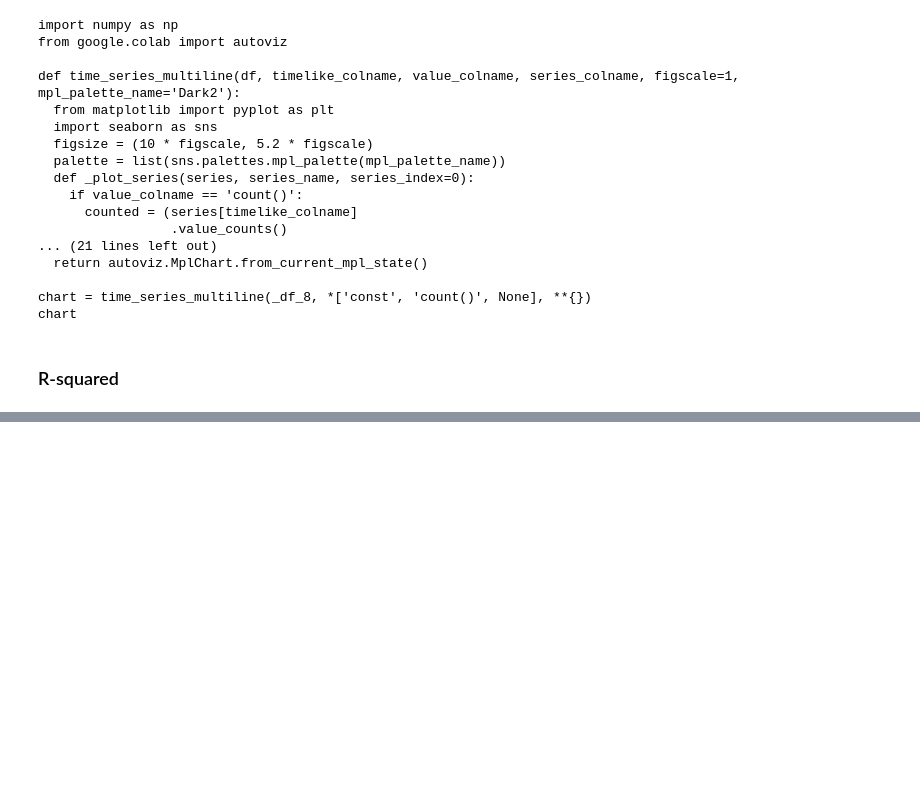
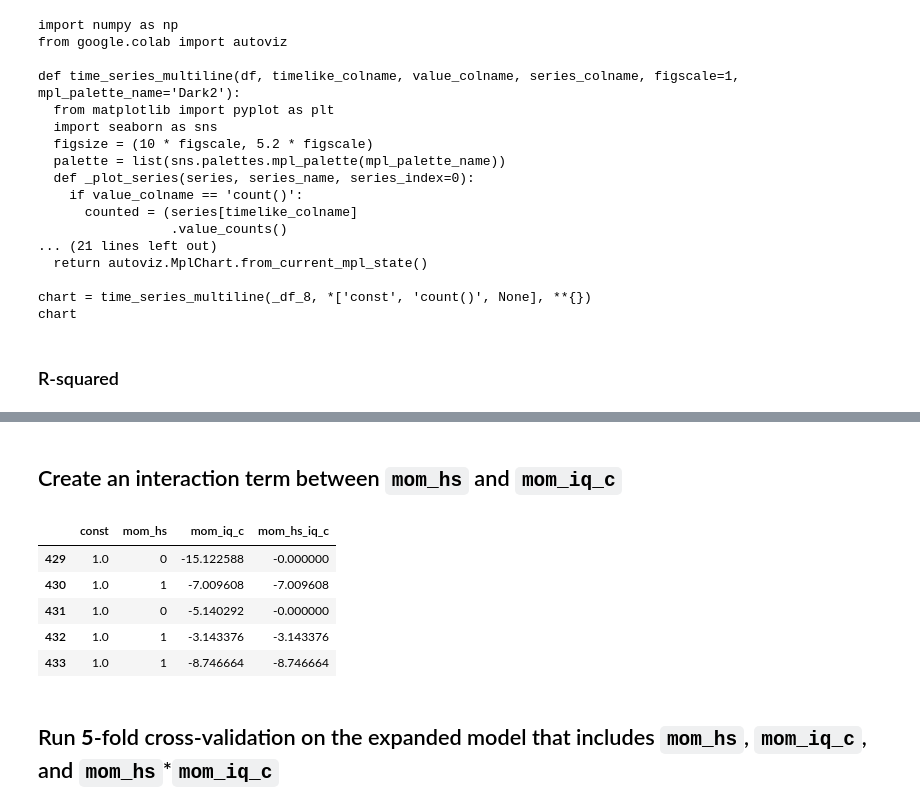
Before and after one commit to jx-dohwan/ML_Project_Collection, a Jupyter notebook: 자녀와엄마의IQ상관관계분석.ipynb, the cells around one changed output, grey strips where cells are left out. Cells and saved outputs as stored; diff of their text form; code cells hidden in the pictures; blank space fills up the shorter version.

```diff
--- a/자녀와엄마의IQ상관관계분석.ipynb
+++ b/자녀와엄마의IQ상관관계분석.ipynb
@@ -537,0 +629,7 @@ chart
+# %%
+y = kidiq['kid_score']
+
+X = kidiq[['mom_hs', 'mom_iq_c']]
+X = sm.add_constant(X)
+
+X[:5]
@@ -537,0 +699,20 @@ chart
+# %% [markdown]
+## Create an interaction term between `mom_hs` and `mom_iq_c`
+# %%
+y = kidiq['kid_score']
+
+kidiq['mom_hs_iq_c'] = kidiq['mom_hs'] * kidiq['mom_iq_c']
+
+X = kidiq[['mom_hs', 'mom_iq_c', 'mom_hs_iq_c']]
+X = sm.add_constant(X)
+
+X[-5:]
+# %% [output]
+|  | const | mom_hs | mom_iq_c | mom_hs_iq_c |
+| 429 | 1.0 | 0 | -15.122588 | -0.000000 |
+| 430 | 1.0 | 1 | -7.009608 | -7.009608 |
+| 431 | 1.0 | 0 | -5.140292 | -0.000000 |
+| 432 | 1.0 | 1 | -3.143376 | -3.143376 |
+| 433 | 1.0 | 1 | -8.746664 | -8.746664 |
+# %% [markdown]
+## Run **5**-fold cross-validation on the expanded model that includes `mom_hs`, `mom_iq_c`, and `mom_hs`*`mom_iq_c`
```
Also changed, not shown: parts of 35 cells of this notebook.
